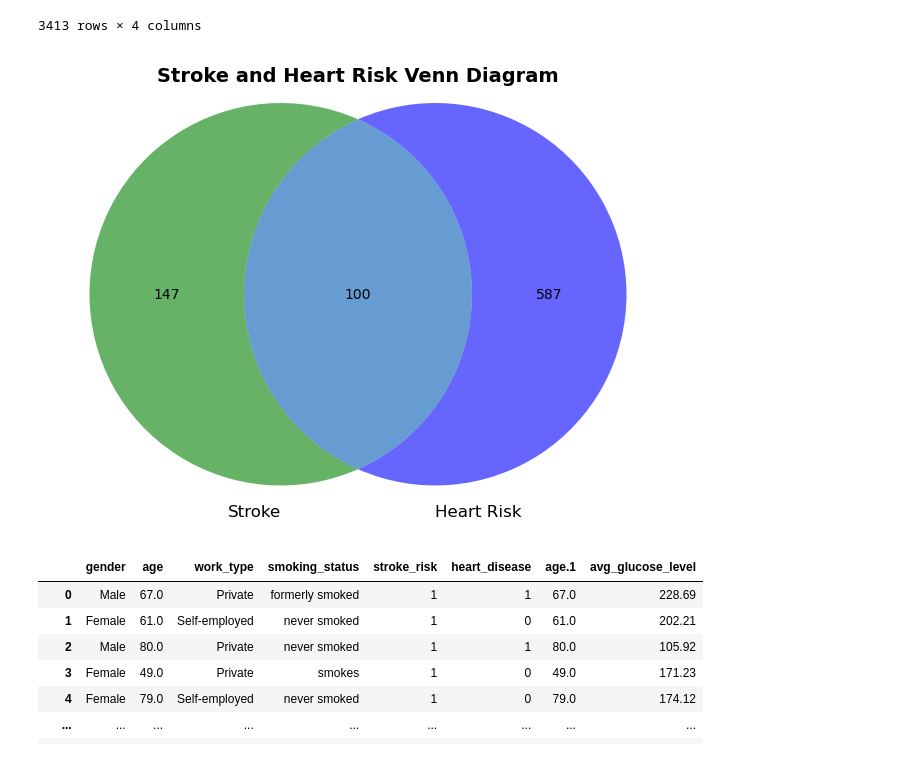
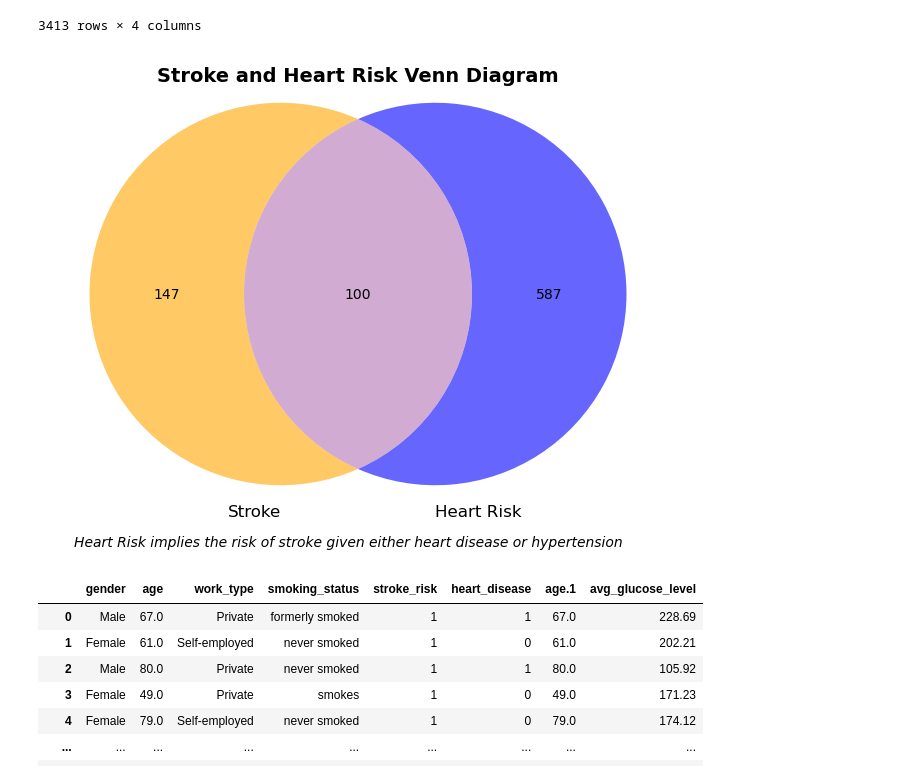
Before and after one commit to Mulders95/Predicting_Stroke_and_Heart_Disease, a Jupyter notebook: venn_diagram.ipynb, the cells around one changed output. Cells and saved outputs as stored; diff of their text form; code cells hidden in the pictures.

```diff
--- a/venn_diagram.ipynb
+++ b/venn_diagram.ipynb
@@ -23,15 +26,19 @@ stroke_df
 # %%
 # Sets of indices where stroke and heart risk are present
 A = set(stroke_df[stroke_df['stroke'] == 1].index)
 B = set(stroke_df[stroke_df['heart_risk'] == 1].index)
 
 # Create the Venn diagram
 plt.figure(figsize=(8, 8))
-venn2_unweighted([A, B], set_labels=('Stroke', 'Heart Risk'), set_colors=("green", "blue"), alpha=0.6)
+venn2_unweighted([A, B], set_labels=('Stroke', 'Heart Risk'), set_colors=("orange", "blue"), alpha=0.6)
 plt.title("Stroke and Heart Risk Venn Diagram", fontweight="bold", fontsize=14, y = 0.94)
+
+# Subtitle below the diagram
+plt.figtext(0.5, 0.18, "Heart Risk implies the risk of stroke given either heart disease or hypertension",
+            ha="center", fontsize=10, fontstyle="italic")
 plt.show()
 # %% [output]
-[figure, old version]
+[figure, new version]
 # %%
 heartdisease_df = pd.read_csv("HeartDisease/heartdisease_data_for_visual.csv")
 heartdisease_df
```
Also changed, not shown: parts of 2 cells of this notebook, 3 other files.
